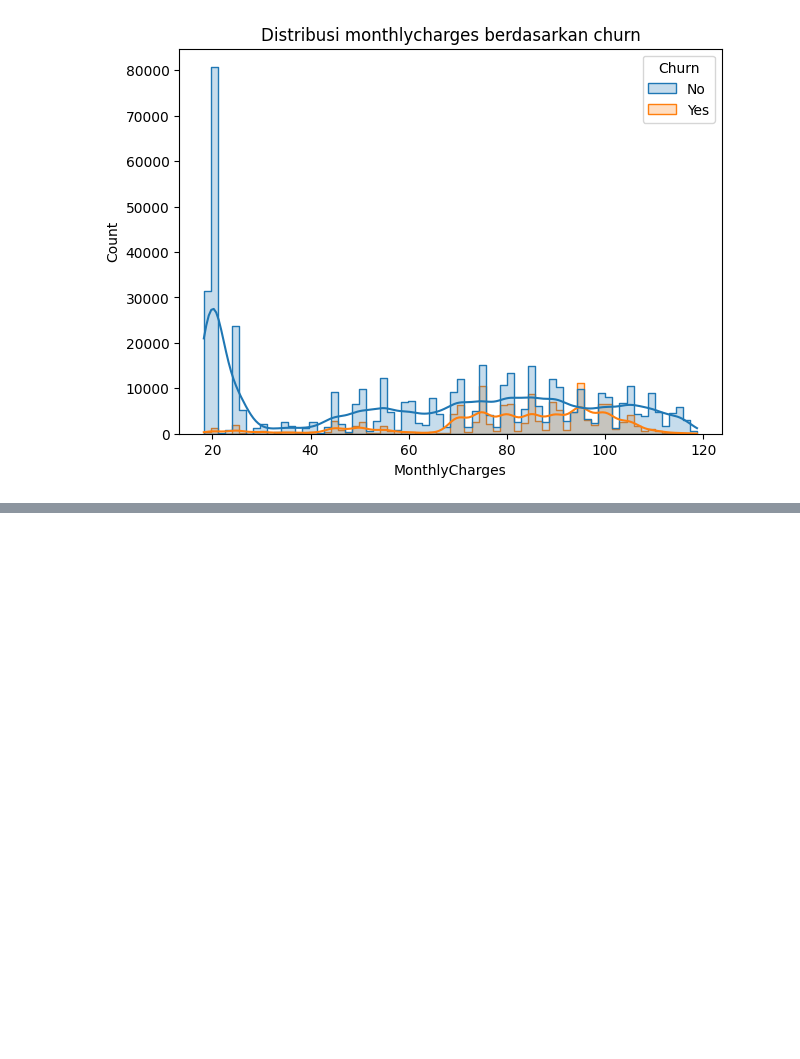
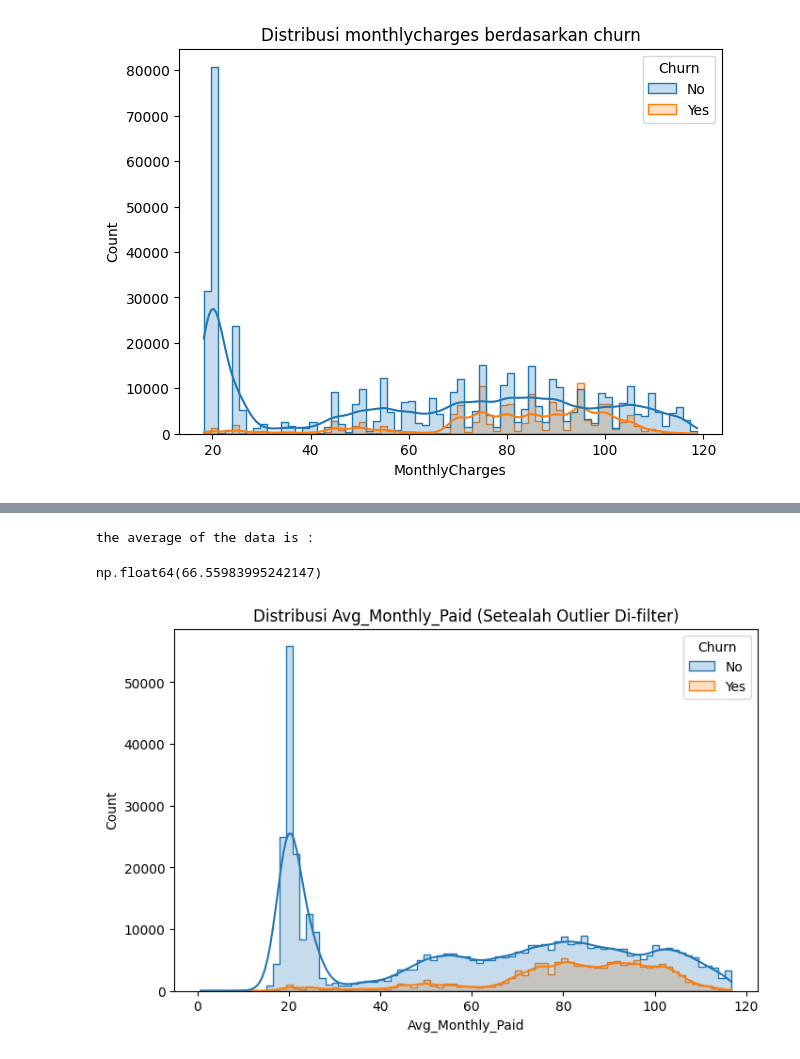
Before and after one commit to Arroyan23/customer-churn-forecast, a Jupyter notebook: data-viz.ipynb, the cells around one changed output, grey strips where cells are left out. Cells and saved outputs as stored; diff of their text form; code cells hidden in the pictures; blank space fills up the shorter version.

```diff
--- a/data-viz.ipynb
+++ b/data-viz.ipynb
@@ -92,0 +142,30 @@ Text(0.5, 1.0, 'Distribusi monthlycharges berdasarkan churn')
+# %%
+# membuat rasio baru
+df['Avg_Monthly_Paid'] = df['TotalCharges'] / df['tenure']
+df.head()
+print("the average of the data is :")
+df['Avg_Monthly_Paid'].mean()
+# %% [output]
+the average of the data is :
+np.float64(66.55983995242147)
+# %%
+import numpy as np
+import pandas as pd
+
+# Trik 1: Ganti tenure 0 jadi 1 (atau filter tenure > 0)
+df_clean = df[df['tenure'] > 0].copy()
+
+# Trik 2: Hitung ulang Avg_Monthly_Paid
+df_clean['Avg_Monthly_Paid'] = df_clean['TotalCharges'] / df_clean['tenure']
+
+# Trik 3: Tangani jika masih ada outlier ekstrem (misal potong di persentil 99)
+q_high = df_clean['Avg_Monthly_Paid'].quantile(0.99)
+df_filtered = df_clean[df_clean['Avg_Monthly_Paid'] <= q_high]
+
+# Plot ulang
+plt.figure(figsize=(8, 5))
+sns.histplot(data=df_filtered, x='Avg_Monthly_Paid', hue='Churn', kde=True, element='step')
+plt.title('Distribusi Avg_Monthly_Paid (Setealah Outlier Di-filter)')
+plt.show()
+# %% [output]
+[figure, added]
```
Also changed, not shown: parts of 8 cells of this notebook, 1 other file.
